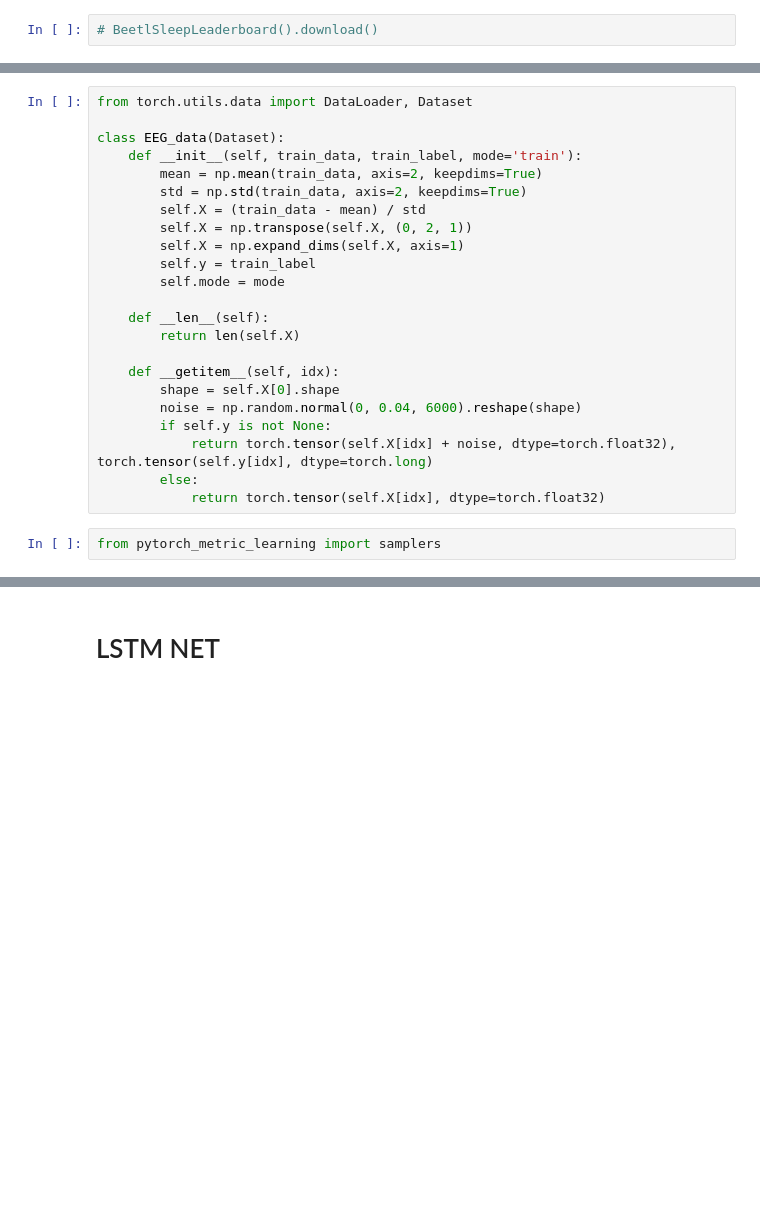
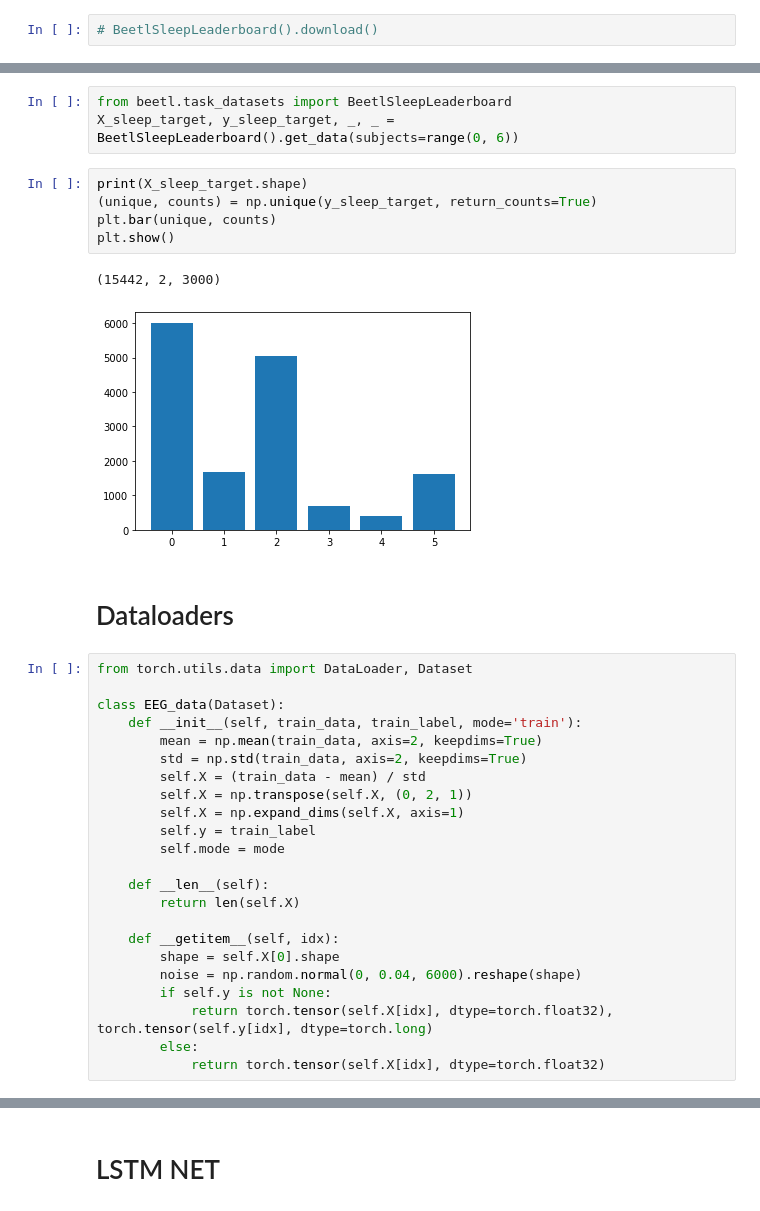
Before and after one commit to dangkh/BEETL, a Jupyter notebook: notebooks/task1-classification-Q.ipynb, the cells around one changed output, grey strips where cells are left out. Cells and saved outputs as stored; diff of their text form; blank space fills up the shorter version.

Commit message:
wvconvnet for task 1

```diff
--- a/notebooks/task1-classification-Q.ipynb
+++ b/notebooks/task1-classification-Q.ipynb
@@ -50,3 +101,16 @@ plt.show()
+# %%
+from beetl.task_datasets import BeetlSleepLeaderboard
+X_sleep_target, y_sleep_target, _, _ = BeetlSleepLeaderboard().get_data(subjects=range(0, 6))
+# %%
+print(X_sleep_target.shape)
+(unique, counts) = np.unique(y_sleep_target, return_counts=True)
+plt.bar(unique, counts)
+plt.show()
+# %% [output]
+(15442, 2, 3000)
+[figure, added]
+# %% [markdown]
+# Dataloaders
 # %%
 from torch.utils.data import DataLoader, Dataset
 
@@ -67,11 +131,9 @@ class EEG_data(Dataset):
         shape = self.X[0].shape
         noise = np.random.normal(0, 0.04, 6000).reshape(shape)
         if self.y is not None:
-            return torch.tensor(self.X[idx] + noise, dtype=torch.float32), torch.tensor(self.y[idx], dtype=torch.long)
+            return torch.tensor(self.X[idx], dtype=torch.float32), torch.tensor(self.y[idx], dtype=torch.long)
         else:
             return torch.tensor(self.X[idx], dtype=torch.float32)
-# %%
-from pytorch_metric_learning import samplers
 # %%
 X_train.shape
 # %% [output]
```
Also changed, not shown: parts of 46 cells of this notebook.
